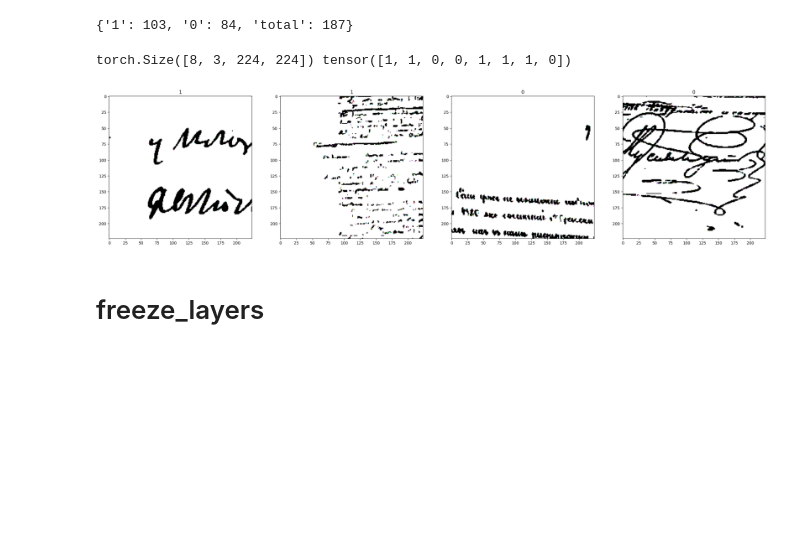
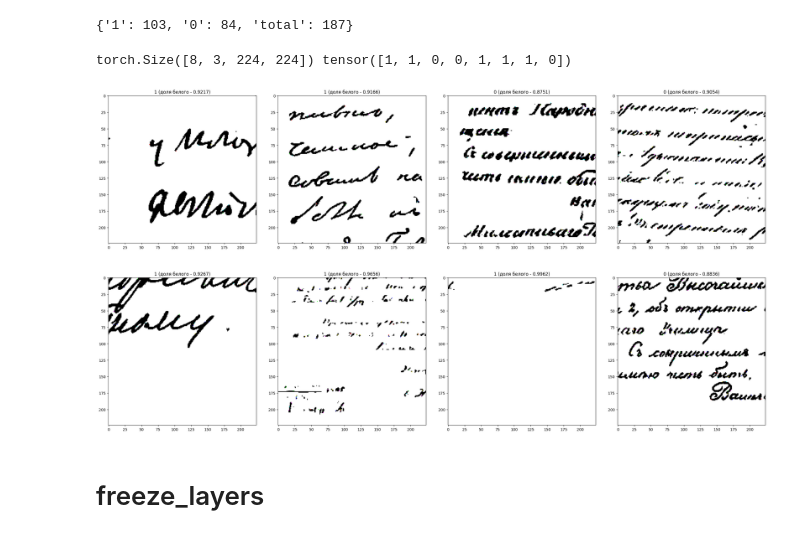
Before and after one commit to Natalka-Pro/Zhukovsky, a Jupyter notebook: Zhukovsky (colab).ipynb, the cells around one changed output. Cells and saved outputs as stored; diff of their text form; code cells hidden in the pictures; blank space fills up the shorter version.

```diff
--- a/Zhukovsky (colab).ipynb
+++ b/Zhukovsky (colab).ipynb
@@ -65,17 +65,20 @@ class My_Dataset(Dataset):
                 image = Image.open(self.image_paths[i % self.real_len])
                 i += 1
 
-                # dol = 1
+                dol = 1
+                k = 0
+                while dol >= threshold:
+                    transformed_image = self.transform(image)
 
-                # while
+                    x, col = np.unique(transformed_image.max(dim = 0)[0], return_counts = True)
+                    ones = col[np.where(x == 1)[0]][0]
+                    dol = ones / col.sum() # доля белого
+                    k += 1
+                    if k > 100:
+                        print(f"Доля белого больше у {i} картинки!!!")
+                        break
 
-                transformed_image = self.transform(image)
-
-                x, col = np.unique(transformed_image.max(dim = 0)[0], return_counts = True)
-                ones = col[np.where(x == 1)[0]][0]
-                dol = ones / col.sum() # доля белого
-                if dol < threshold:
-                    self.X.append((transformed_image, self.kind))
+                self.X.append((transformed_image, self.kind))
 
     def __len__(self):
         return self.required_len
@@ -165,10 +154,11 @@ pos_neg(test_loader)
 # %%
 images, labels = next(iter(test_loader))
 print(images.shape, labels)
-show_batch(images, labels)
+show_batch(images, labels, 8)
 # %% [output]
 torch.Size([8, 3, 224, 224]) tensor([1, 1, 0, 0, 1, 1, 1, 0])
-[figure, old version]
+[figure, new version]
+[figure, added]
 # %% [markdown]
 # freeze_layers
 # %%
```
Also changed, not shown: parts of 11 cells of this notebook, 2 other files.
